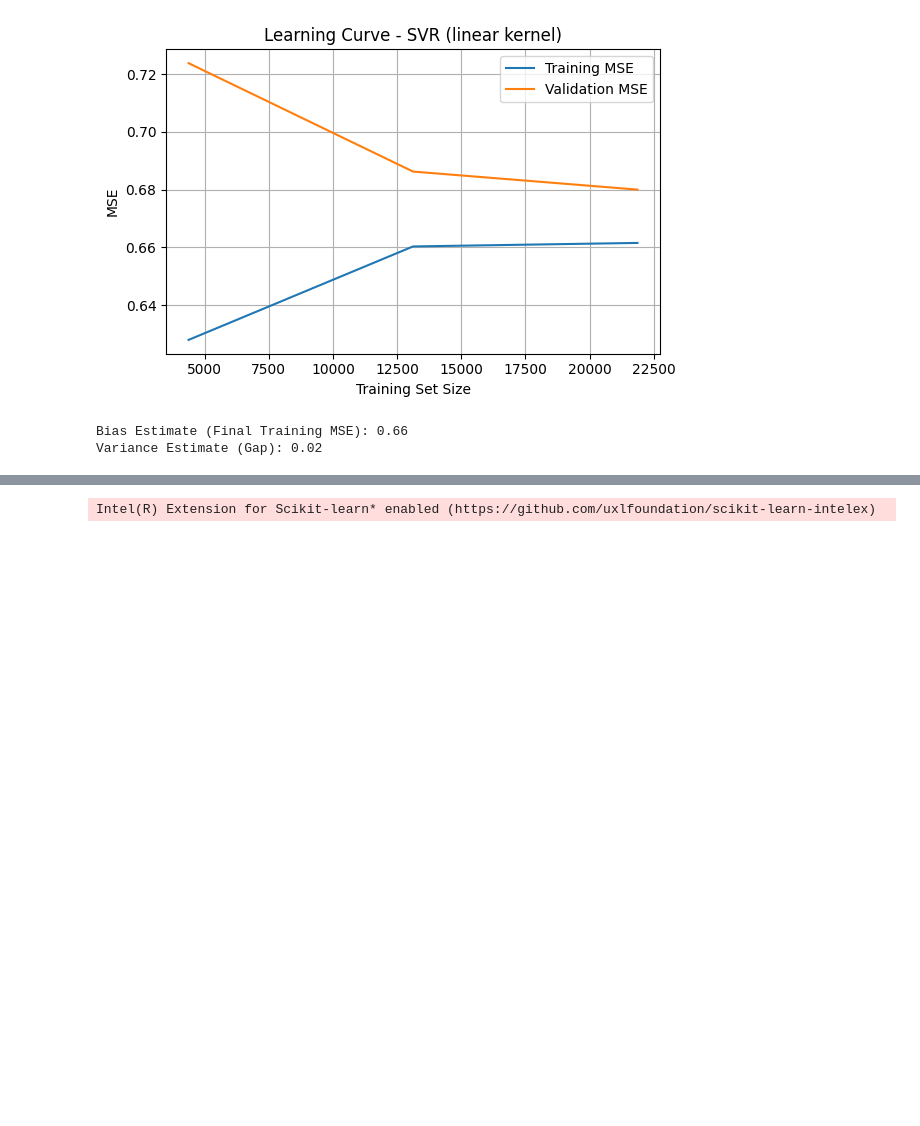
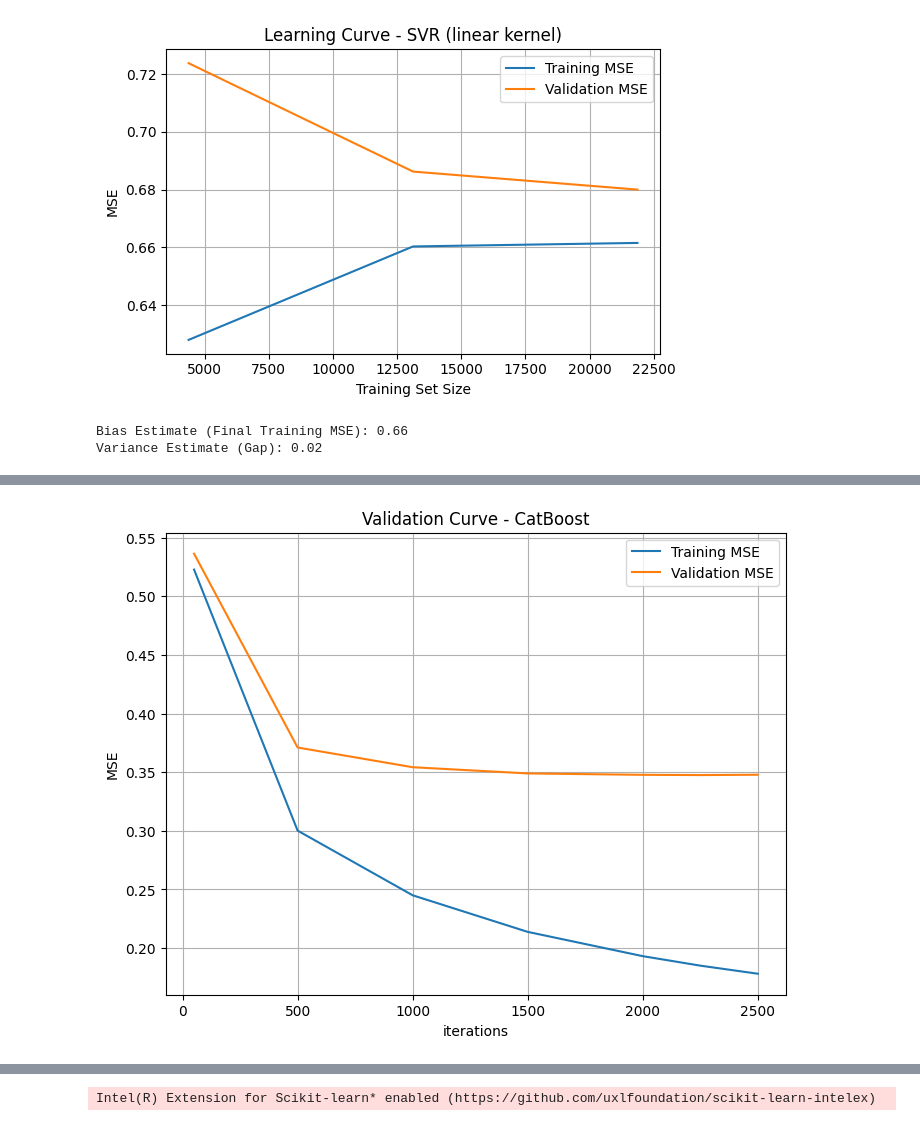
Before and after one commit to parsashu/ML-on-Proteins, a Jupyter notebook: notebooks/3-models.ipynb, the cells around one changed output, grey strips where cells are left out. Drawn from its saved outputs; the diff is of its cells as text; code cells hidden in the pictures; blank space fills up the shorter version.

```diff
--- a/notebooks/3-models.ipynb
+++ b/notebooks/3-models.ipynb
@@ -253,0 +160,20 @@ plot_learning_curve(final_model, model_name)
+# %%
+model_name = "CatBoost"
+model = CatBoostRegressor(
+    random_state=42,
+    verbose=False,
+    task_type='CPU',
+    max_bin=32,
+    depth=6,
+    iterations=100,
+    learning_rate=0.1,
+    subsample=0.8,
+    colsample_bylevel=0.8,
+    devices='0:1'
+)
+param_name = "iterations"
+param_range = [50, 500, 1000, 1500, 2000, 2250, 2500]
+
+plot_validation_curve(model, param_name, param_range, model_name)
+# %% [output]
+[figure, added]
```
Also changed, not shown: parts of 13 cells of this notebook.
